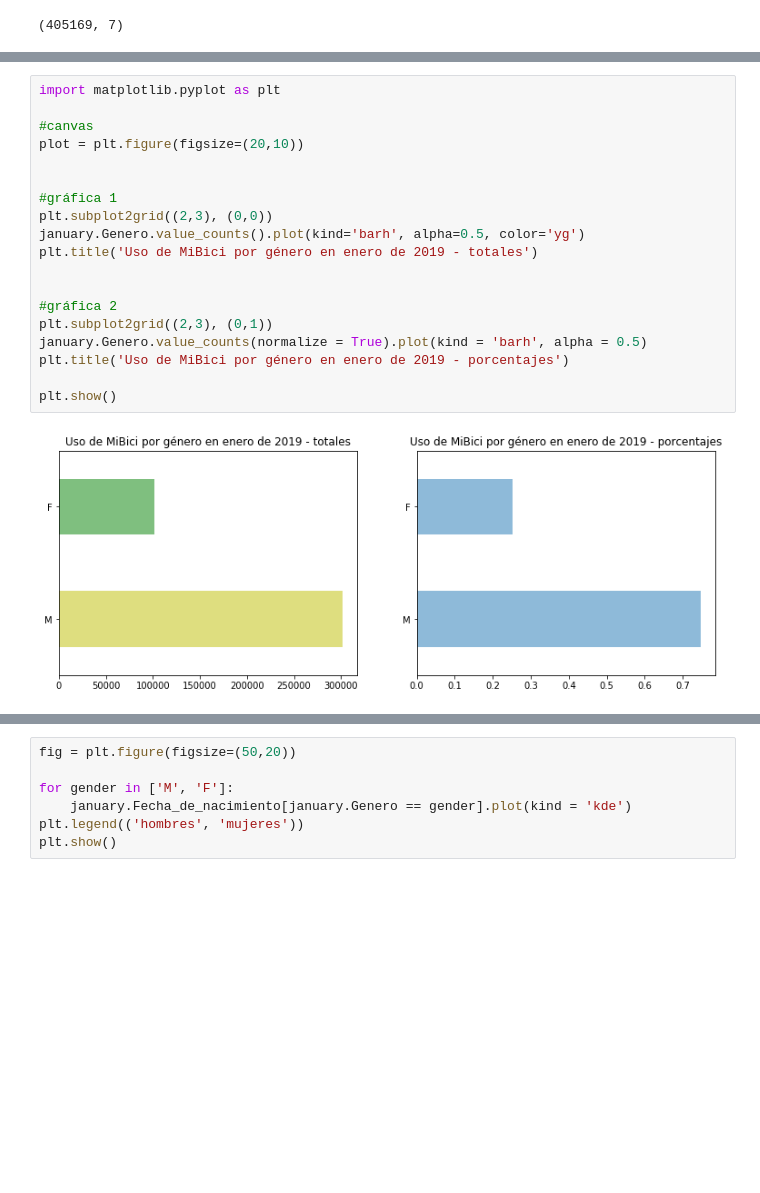
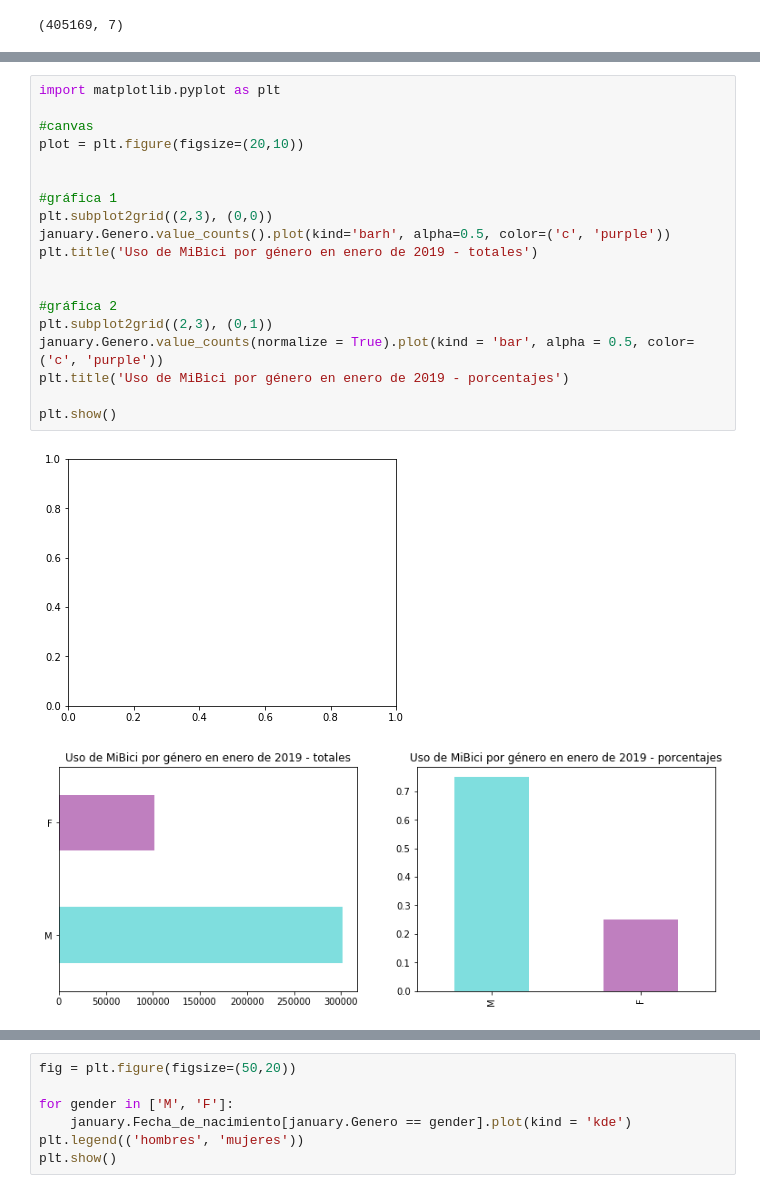
Before and after one commit to PaulinaFranco/mibici-2019, a Jupyter notebook: mibici-2019.ipynb, the cells around one changed output, grey strips where cells are left out. Saved outputs shown, nothing was run; the diff lists cells and outputs as text; blank space fills up the shorter version.

Commit message:
Sort date of birth 'Fecha_de_nacimiento' values and minor visual adjustments

```diff
--- a/mibici-2019.ipynb
+++ b/mibici-2019.ipynb
@@ -32,24 +40,25 @@ january.head()
 # %%
 import matplotlib.pyplot as plt
 
 #canvas
 plot = plt.figure(figsize=(20,10))
 
 
 #gráfica 1
 plt.subplot2grid((2,3), (0,0))
-january.Genero.value_counts().plot(kind='barh', alpha=0.5, color='yg')
+january.Genero.value_counts().plot(kind='barh', alpha=0.5, color=('c', 'purple'))
 plt.title('Uso de MiBici por género en enero de 2019 - totales')
 
 
 #gráfica 2
 plt.subplot2grid((2,3), (0,1))
-january.Genero.value_counts(normalize = True).plot(kind = 'barh', alpha = 0.5)
+january.Genero.value_counts(normalize = True).plot(kind = 'bar', alpha = 0.5, color=('c', 'purple'))
 plt.title('Uso de MiBici por género en enero de 2019 - porcentajes')
 
 plt.show()
 # %% [output]
-[figure, old version]
+[figure, new version]
+[figure, added]
 # %%
 #gráfica 3
 plot = plt.figure(figsize=(45,20))
```
Also changed, not shown: parts of 4 cells of this notebook.
